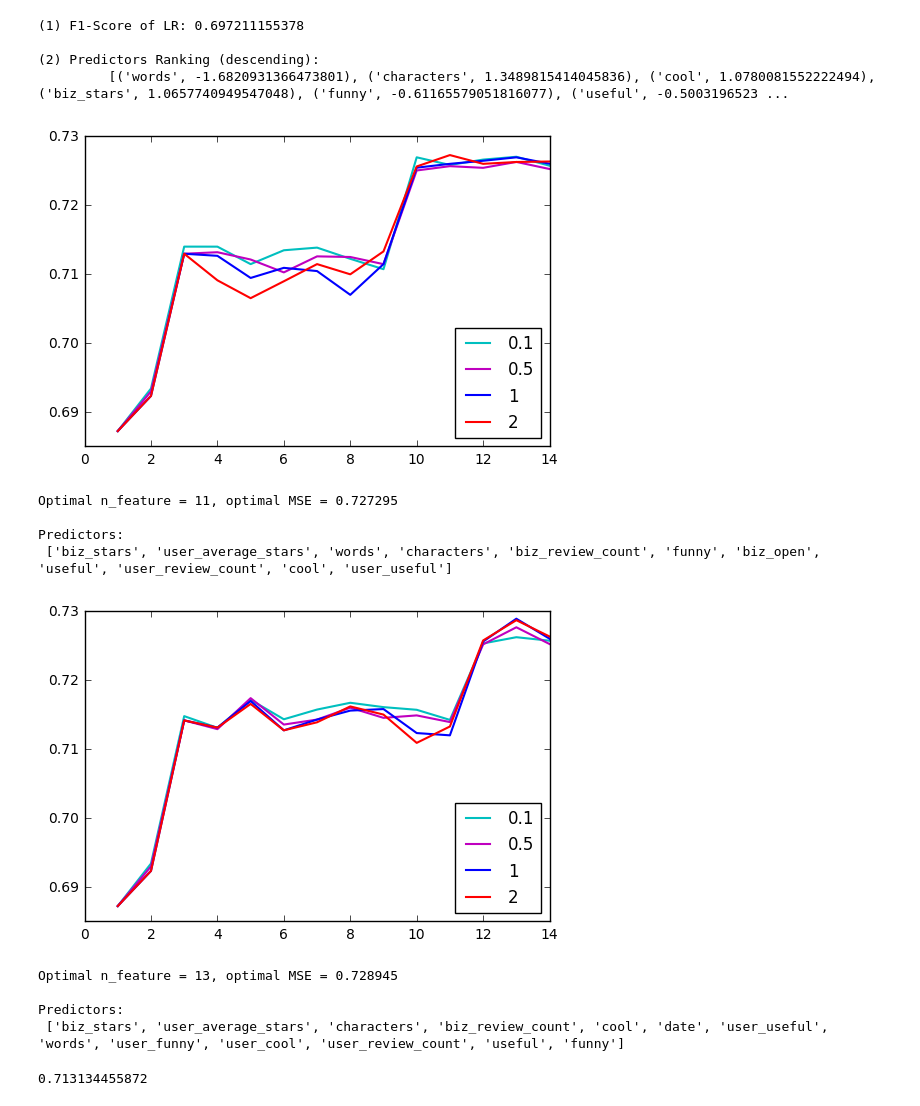
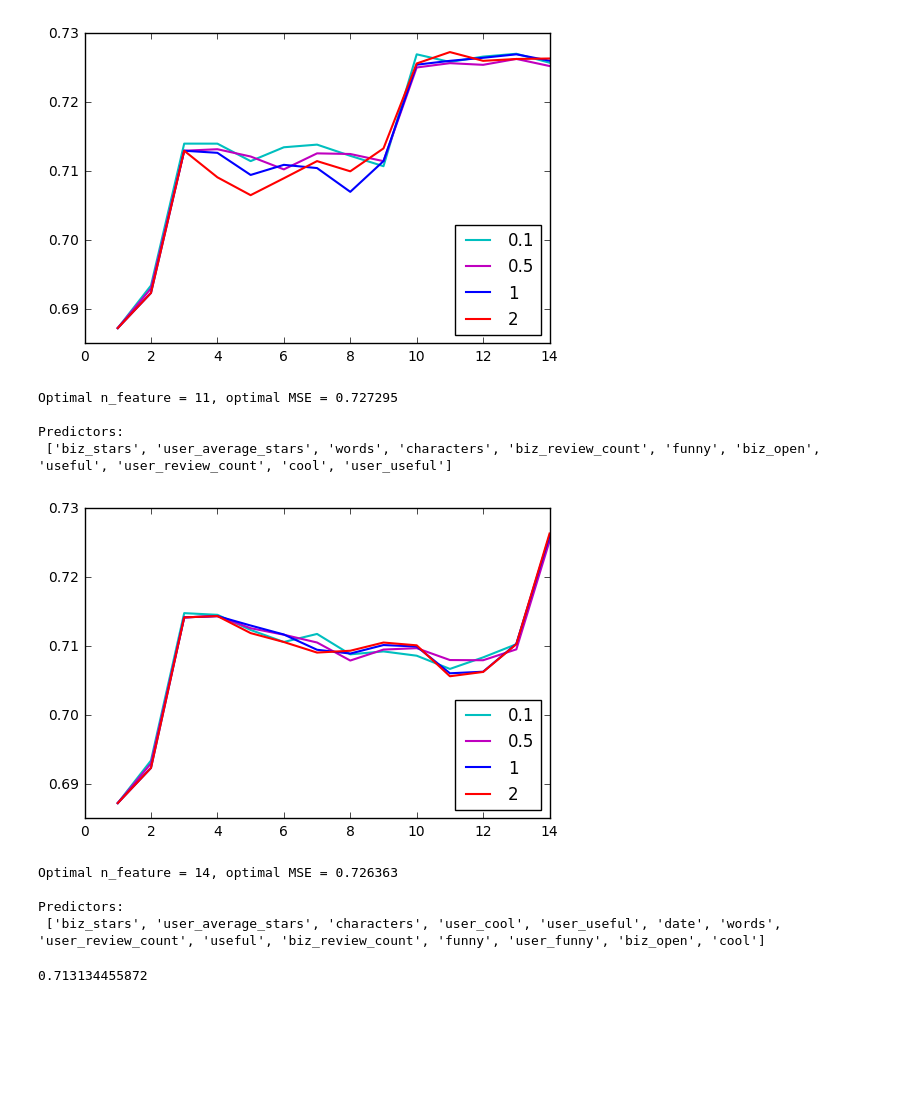
Before and after one commit to Adward-R/STAT-665-DMML, a Jupyter notebook: HW09/hw09.ipynb, the cells around one changed output. Cells and saved outputs as stored; diff of their text form; code cells hidden in the pictures; blank space fills up the shorter version.

```diff
--- a/HW09/hw09.ipynb
+++ b/HW09/hw09.ipynb
@@ -54,53 +50,49 @@ n_col = len(predictors)
 #                 key=lambda x: abs(x[1]), reverse=True)]
 # print('\n(2) Predictors Ranking (descending):\n\t', pred_rank_lr, '\n')
 
 
 #print('\n', ranked_features)
 
 # For each possible C value in logistic regression model,
 # do feature selection separately and plot the corresponding f1-scores.
-def pre_tuning_plot(f_scores):
+def pre_tuning_plot(f_scores, clf, parameter):
     ranked_features = [pname for pname, _ in sorted(zip(predictors, f_scores),
                         key=lambda x: x[1], reverse=True)]
     opt_n_feature, opt_f1 = 0, 0.0
     plt.subplot(111)
-    for C, color in ((0.1, 'c'), (0.5, 'm'), (1, 'b'), (2, 'r')):
-        estimator = LogisticRegression(C=C)
+    for param, color in ((0.1, 'c'), (0.5, 'm'), (1, 'b'), (2, 'r')):
+        clf.__dict__[parameter] = param
         scores = []
         for n_f in range(1, n_col+1):
             columns = ranked_features[:n_f]
-            sc = cross_val_score(estimator, X_train.loc[:, columns], y_train, scoring='f1', cv=5).mean()
+            sc = cross_val_score(clf, X_train.loc[:, columns], y_train, scoring='f1', cv=5).mean()
             # estimator.fit(X_train.loc[:, columns], y_train)
             # sc = f1_score(y_test, estimator.predict(X_test.loc[:, columns]))
             scores.append(sc)
             if sc > opt_f1:
                 opt_n_feature, opt_f1 = n_f, sc
-        plt.plot(range(1, n_col+1), scores, color, linewidth=1.5, label=str(C))
+        plt.plot(range(1, n_col+1), scores, color, linewidth=1.5, label=param)
     plt.legend(loc='lower right')
     plt.show()
 
     print('\nOptimal n_feature = {:d}, optimal MSE = {:f}'.format(opt_n_feature, opt_f1))
     print('\nPredictors:\n', ranked_features[:opt_n_feature])
 
 Fval, pval = f_classif(X_train, y_train)
-pre_tuning_plot(Fval)
+pre_tuning_plot(Fval, LogisticRegression(), 'C')
 mic = mutual_info_classif(X_train, y_train)
-pre_tuning_plot(mic)
+pre_tuning_plot(mic, LogisticRegression(), 'C')
 # %% [output]
+[figure]
-(1) F1-Score of LR: 0.697211155378
+Optimal n_feature = 11, optimal MSE = 0.727295
 
-(2) Predictors Ranking (descending):
-         [('words', -1.6820931366473801), ('characters', 1.3489815414045836), ('cool', 1.0780081552222494), ('biz_stars', 1.0657740949547048), ('funny', -0.61165579051816077), ('useful', -0.5003196523 ...
+Predictors:
+ ['biz_stars', 'user_average_stars', 'words', 'characters', 'biz_review_count', 'funny', 'biz_open', 'useful', 'user_review_count', 'cool', 'user_useful']
-[figure]
+[figure, new version]
-Optimal n_feature = 11, optimal MSE = 0.727295
+Optimal n_feature = 14, optimal MSE = 0.726363
 
 Predictors:
- ['biz_stars', 'user_average_stars', 'words', 'characters', 'biz_review_count', 'funny', 'biz_open', 'useful', 'user_review_count', 'cool', 'user_useful']
+ ['biz_stars', 'user_average_stars', 'characters', 'user_cool', 'user_useful', 'date', 'words', 'user_review_count', 'useful', 'biz_review_count', 'funny', 'user_funny', 'biz_open', 'cool']
-[figure, old version]
-Optimal n_feature = 13, optimal MSE = 0.728945
-
-Predictors:
- ['biz_stars', 'user_average_stars', 'characters', 'biz_review_count', 'cool', 'date', 'user_useful', 'words', 'user_funny', 'user_cool', 'user_review_count', 'useful', 'funny']
 # %%
 columns = ['biz_stars', 'user_average_stars', 'characters', 'biz_review_count']
 lr = LogisticRegression(C=1.0)
```
Also changed, not shown: parts of 12 cells of this notebook.
